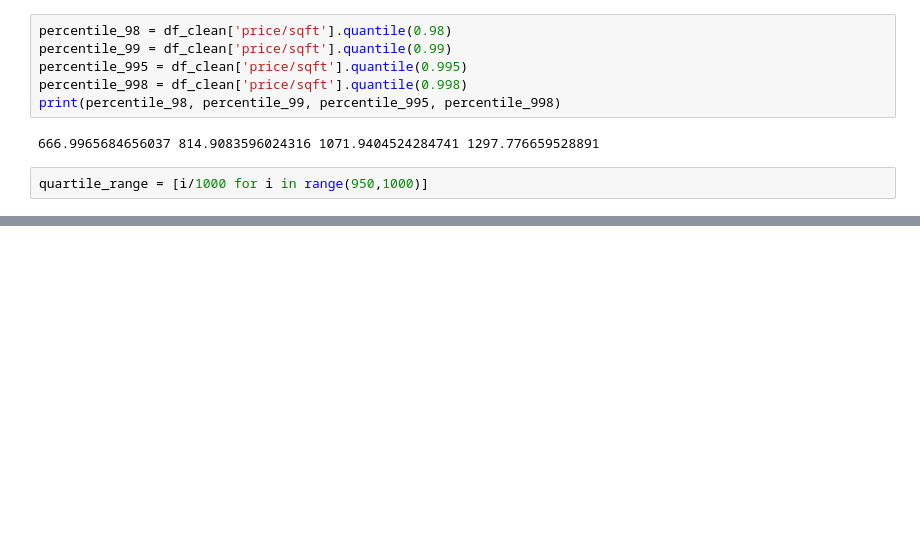
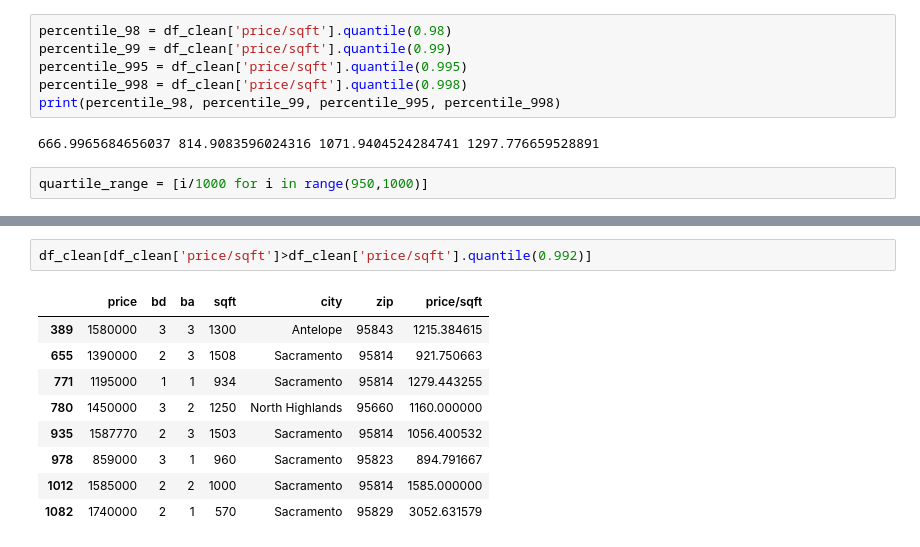
Before and after one commit to PlacidSerene/Housing-Analysis, a Jupyter notebook: House_Prediction.ipynb, the cells around one changed output, grey strips where cells are left out. Cells and saved outputs as stored; diff of their text form; blank space fills up the shorter version.

```diff
--- a/House_Prediction.ipynb
+++ b/House_Prediction.ipynb
@@ -657,0 +680,12 @@ sb.lineplot
+# %%
+df_clean[df_clean['price/sqft']>df_clean['price/sqft'].quantile(0.992)]
+# %% [output]
+|  | price | bd | ba | sqft | city | zip | price/sqft |
+| 389 | 1580000 | 3 | 3 | 1300 | Antelope | 95843 | 1215.384615 |
+| 655 | 1390000 | 2 | 3 | 1508 | Sacramento | 95814 | 921.750663 |
+| 771 | 1195000 | 1 | 1 | 934 | Sacramento | 95814 | 1279.443255 |
+| 780 | 1450000 | 3 | 2 | 1250 | North Highlands | 95660 | 1160.000000 |
+| 935 | 1587770 | 2 | 3 | 1503 | Sacramento | 95814 | 1056.400532 |
+| 978 | 859000 | 3 | 1 | 960 | Sacramento | 95823 | 894.791667 |
+| 1012 | 1585000 | 2 | 2 | 1000 | Sacramento | 95814 | 1585.000000 |
+| 1082 | 1740000 | 2 | 1 | 570 | Sacramento | 95829 | 3052.631579 |
```
Also changed, not shown: parts of 6 cells of this notebook.
